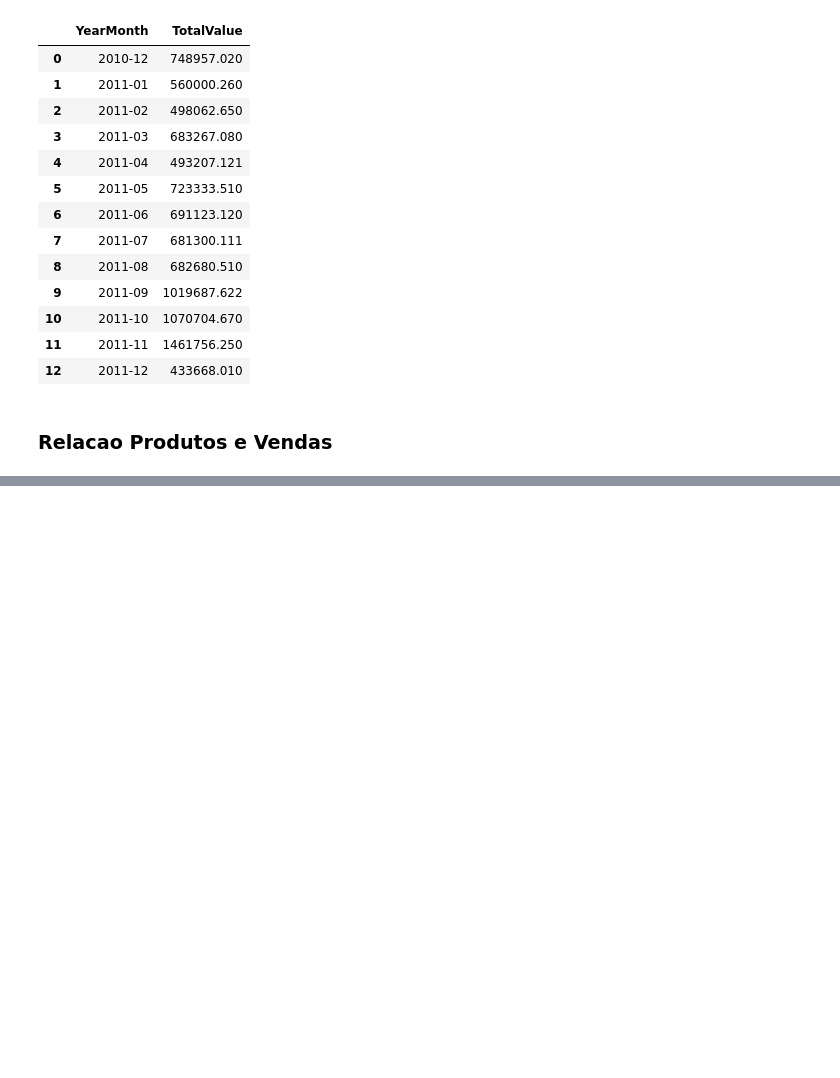
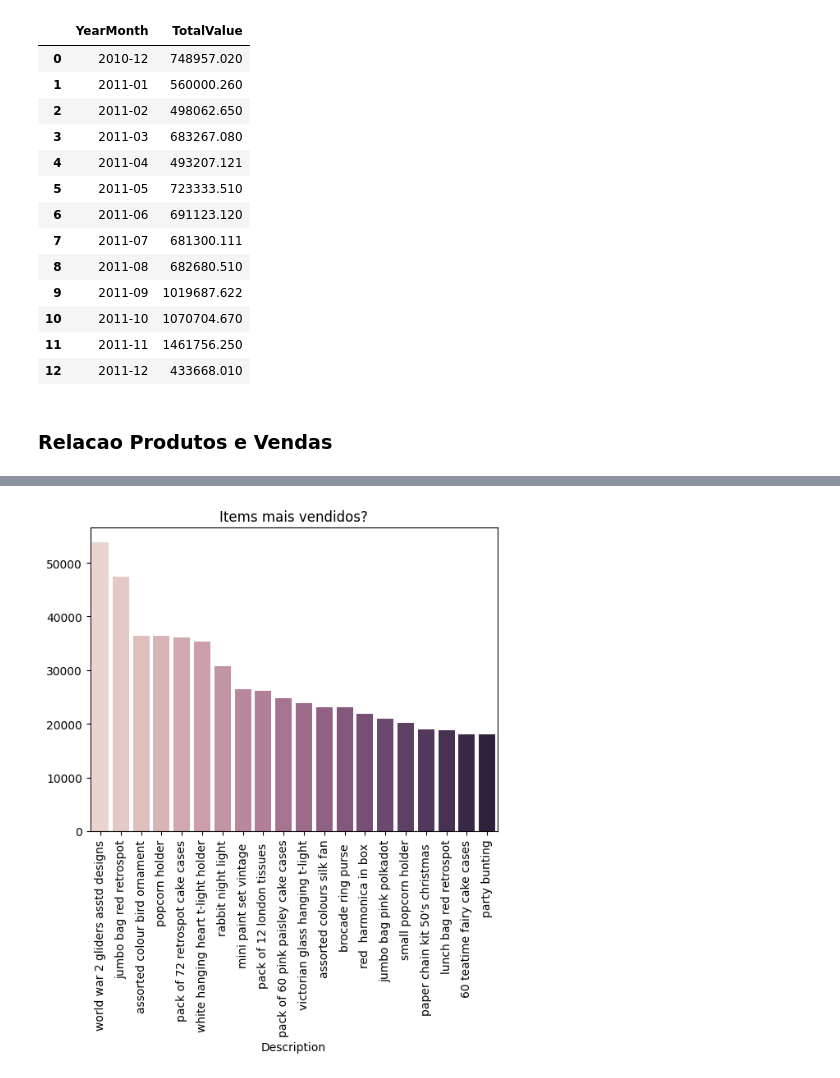
Before and after one commit to GuilhermeTagliati/Python_for_Non_Programmers, a Jupyter notebook: 02_CRM_MANAGEMENT_PROJECT/crm_V1/crm_analysis.ipynb, the cells around one changed output, grey strips where cells are left out. Drawn from its saved outputs; the diff is of its cells as text; code cells hidden in the pictures; blank space fills up the shorter version.

```diff
--- a/02_CRM_MANAGEMENT_PROJECT/crm_V1/crm_analysis.ipynb
+++ b/02_CRM_MANAGEMENT_PROJECT/crm_V1/crm_analysis.ipynb
@@ -70,0 +70,6 @@ Toda analise de dados precisa ter um objetivo em mente.
+# %%
+df_crm_cleaned['Description'].fillna('Missings' , inplace = True)
+df_crm_cleaned[df_crm_cleaned['Description'].str.contains('\w+')]
+df_crm_cleaned['Description'] = df_crm_cleaned['Description'].apply(lambda x : x.replace('?',"Missings"))
+df_crm_cleaned['Description'] = df_crm_cleaned['Description'].apply(lambda x : x.lower())
+df_crm_cleaned.head(3)
@@ -70,0 +81,3 @@ Toda analise de dados precisa ter um objetivo em mente.
+# %%
+df_crm_cleaned = df_crm_cleaned[~(df_crm['UnitPrice']==0)].sort_values(by = 'UnitPrice')
+df_crm_cleaned
@@ -70,0 +98,3 @@ Toda analise de dados precisa ter um objetivo em mente.
+# %%
+df_crm_cleaned = df_crm_cleaned.iloc[2:]
+df_crm_cleaned.head()
@@ -132,0 +175,8 @@ The default value of numeric_only in DataFrame.corr is deprecated. In a future v
+# %%
+df_relation = df_crm_cleaned.copy()
+items = df_relation.groupby('Description')['Quantity'].sum().sort_values(ascending = False)[:20]
+sns.barplot(x=items.index, y=items.values, palette=sns.cubehelix_palette(20))
+plt.title("Items mais vendidos?");
+plt.xticks(rotation=90);
+# %% [output]
+[figure, added]
```
Also changed, not shown: parts of 12 cells of this notebook.
